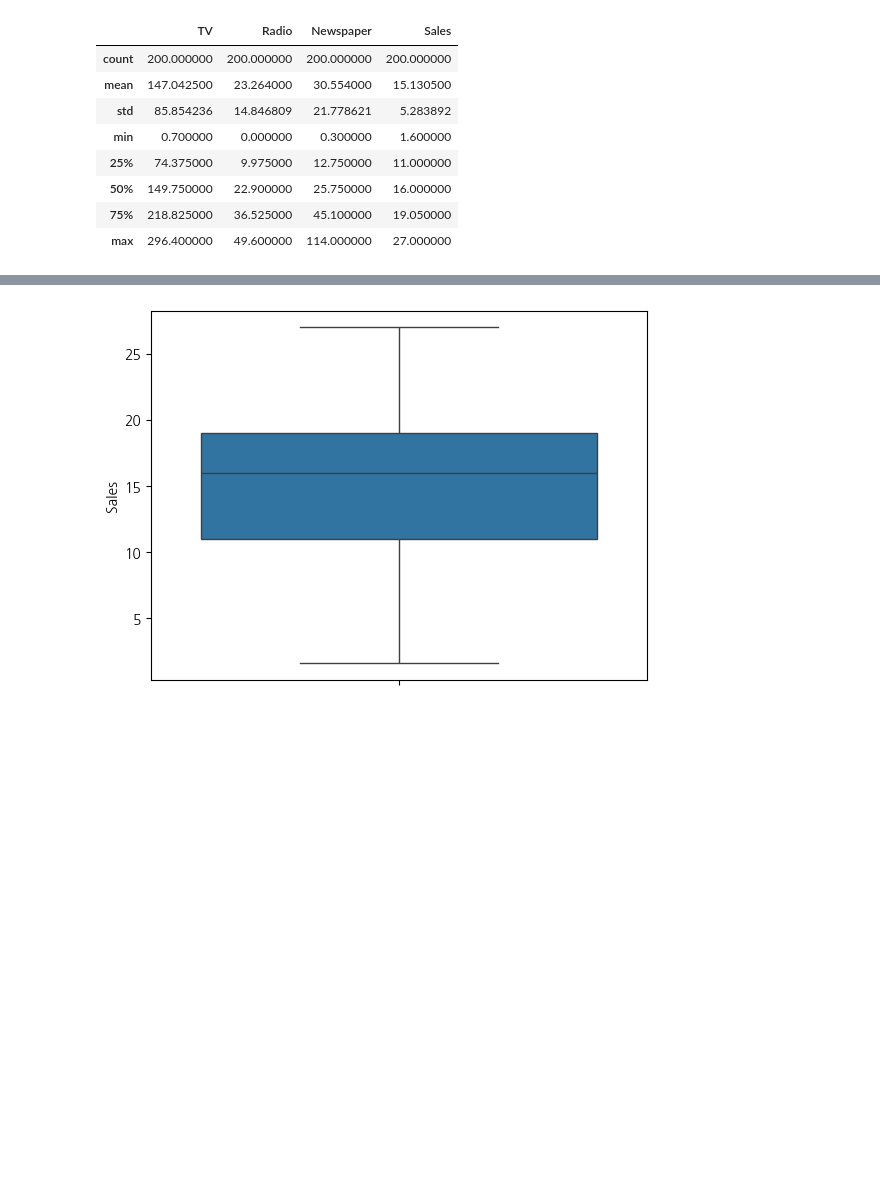
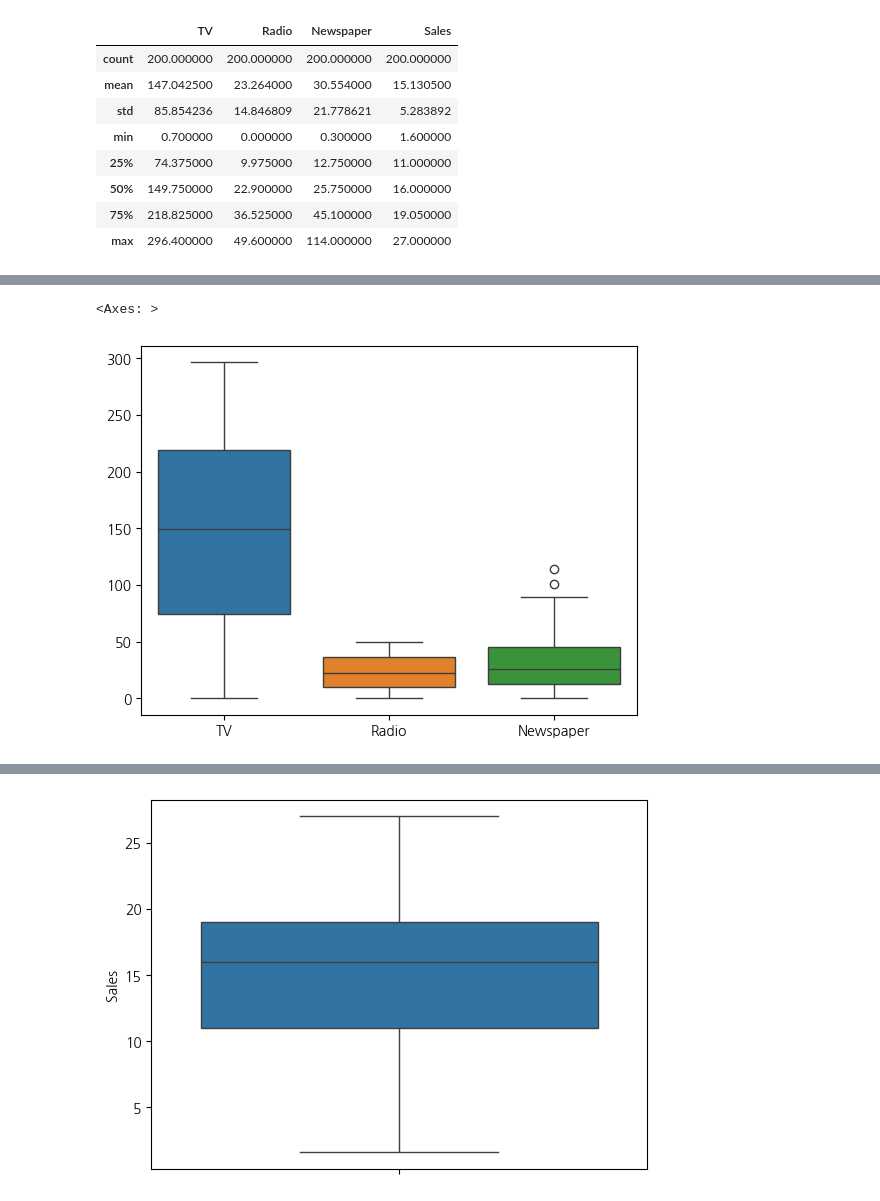
Before and after one commit to Theeo96/python_ml_crawling, a Jupyter notebook: 1_ML/01_회귀_광고플랫폼에따른판매량예측1_데이터탐색_실습.ipynb, the cells around one changed output, grey strips where cells are left out. Drawn from its saved outputs; the diff is of its cells as text; code cells hidden in the pictures; blank space fills up the shorter version.

```diff
--- a/1_ML/01_회귀_광고플랫폼에따른판매량예측1_데이터탐색_실습.ipynb
+++ b/1_ML/01_회귀_광고플랫폼에따른판매량예측1_데이터탐색_실습.ipynb
@@ -129,0 +130,5 @@ memory usage: 6.4 KB
+# %%
+sns.boxplot(df[['TV', 'Radio', 'Newspaper']])
+# %% [output]
+<Axes: >
+[figure, added]
```
Also changed, not shown: parts of 22 cells of this notebook.
